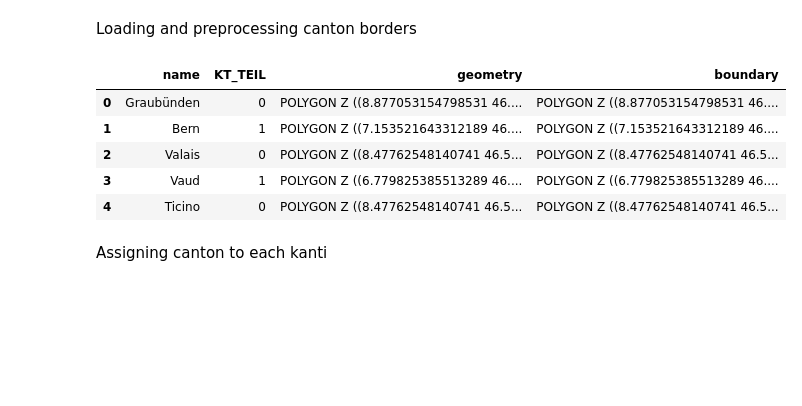
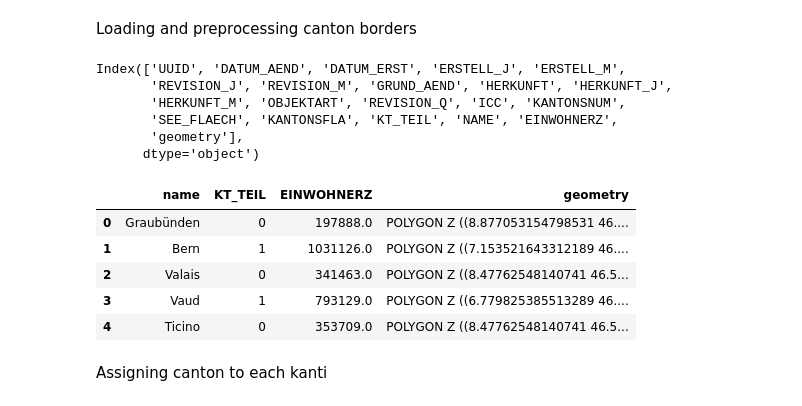
Before and after one commit to SebastianHafner/mapaespanolsuiza, a Jupyter notebook: preprocessing/data_preprocessing.ipynb, the cells around one changed output. Drawn from its saved outputs; the diff is of its cells as text; code cells hidden in the pictures; blank space fills up the shorter version.

```diff
--- a/preprocessing/data_preprocessing.ipynb
+++ b/preprocessing/data_preprocessing.ipynb
@@ -840,37 +882,43 @@ Loading and preprocessing canton borders
 # %%
 fname_cantons = 'boundaries_swiss_cantons.shp'
 gdf_cantons = gpd.read_file(f'{path_boundaries}{fname_cantons}')
-
-gdf_cantons = gdf_cantons[['NAME', 'KT_TEIL', 'geometry']]
+print(gdf_cantons.columns)
+gdf_cantons = gdf_cantons[['NAME', 'KT_TEIL', 'EINWOHNERZ', 'geometry']]
 gdf_cantons = gdf_cantons.rename(columns={'NAME': 'name'})
 
-gdf_cantons['boundary'] = gdf_cantons['geometry']
+gdf_cantons['geometry']
 
 
 # remapping names
 def remap_names(row):
     dict_remap_names = {
         'Graubï¿½nden': 'Graubünden',
         'Zï¿½rich': 'Zürich',
         'Genï¿½ve': 'Genève',
         'Neuchï¿½tel': 'Neuchâtel',
     }
     old_name = row['name']
     new_name = dict_remap_names.get(old_name,False)
     if not new_name:
         return old_name
     else:
         return new_name
 gdf_cantons['name'] = gdf_cantons.apply(remap_names, axis=1)
 
 gdf_cantons.head()
 # %% [output]
+Index(['UUID', 'DATUM_AEND', 'DATUM_ERST', 'ERSTELL_J', 'ERSTELL_M',
+       'REVISION_J', 'REVISION_M', 'GRUND_AEND', 'HERKUNFT', 'HERKUNFT_J',
+       'HERKUNFT_M', 'OBJEKTART', 'REVISION_Q', 'ICC', 'KANTONSNUM',
+       'SEE_FLAECH', 'KANTONSFLA', 'KT_TEIL', 'NAME', 'EINWOHNERZ',
+       'geometry'],
+      dtype='object')
-|  | name | KT_TEIL | geometry | boundary |
-| 0 | Graubünden | 0 | POLYGON Z ((8.877053154798531 46.... | POLYGON Z ((8.877053154798531 46.... |
-| 1 | Bern | 1 | POLYGON Z ((7.153521643312189 46.... | POLYGON Z ((7.153521643312189 46.... |
-| 2 | Valais | 0 | POLYGON Z ((8.47762548140741 46.5... | POLYGON Z ((8.47762548140741 46.5... |
-| 3 | Vaud | 1 | POLYGON Z ((6.779825385513289 46.... | POLYGON Z ((6.779825385513289 46.... |
-| 4 | Ticino | 0 | POLYGON Z ((8.47762548140741 46.5... | POLYGON Z ((8.47762548140741 46.5... |
+|  | name | KT_TEIL | EINWOHNERZ | geometry |
+| 0 | Graubünden | 0 | 197888.0 | POLYGON Z ((8.877053154798531 46.... |
+| 1 | Bern | 1 | 1031126.0 | POLYGON Z ((7.153521643312189 46.... |
+| 2 | Valais | 0 | 341463.0 | POLYGON Z ((8.47762548140741 46.5... |
+| 3 | Vaud | 1 | 793129.0 | POLYGON Z ((6.779825385513289 46.... |
+| 4 | Ticino | 0 | 353709.0 | POLYGON Z ((8.47762548140741 46.5... |
 # %% [markdown]
 Assigning canton to each kanti
 # %%
```
Also changed, not shown: parts of 15 cells of this notebook, 8 other files.
